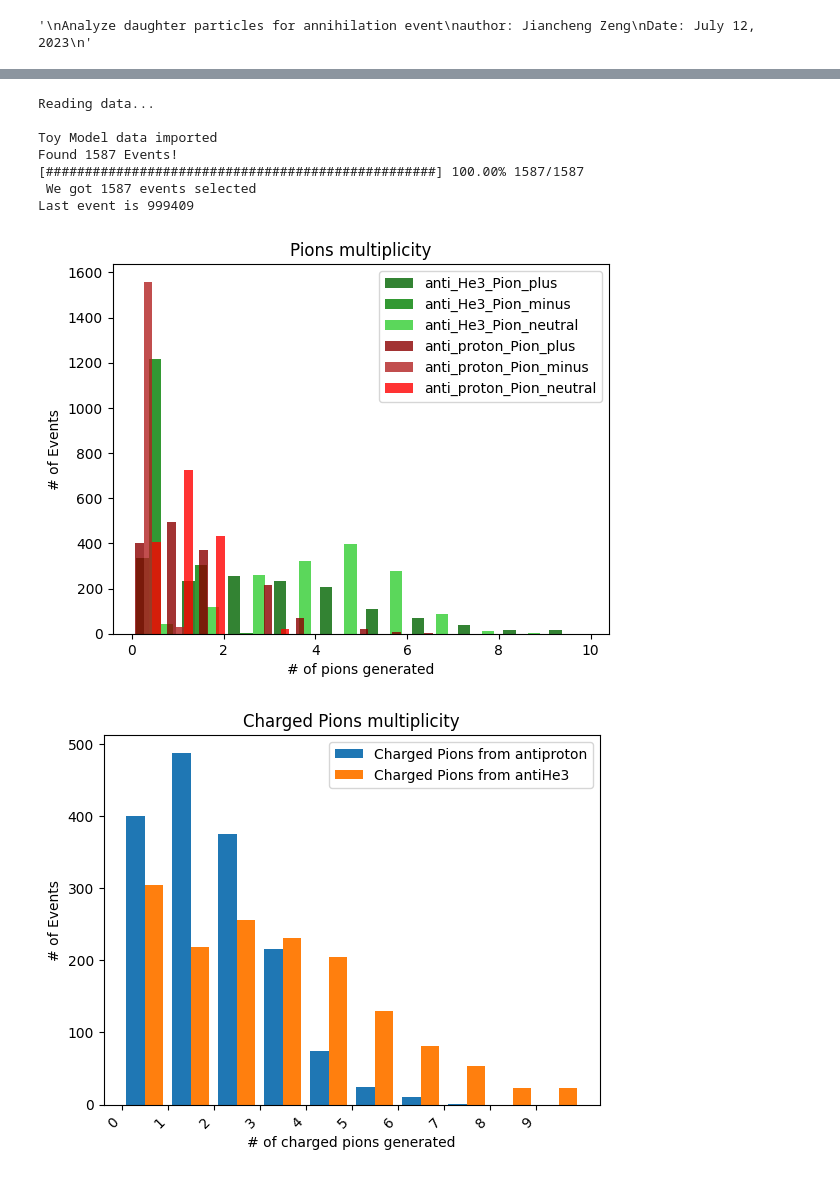
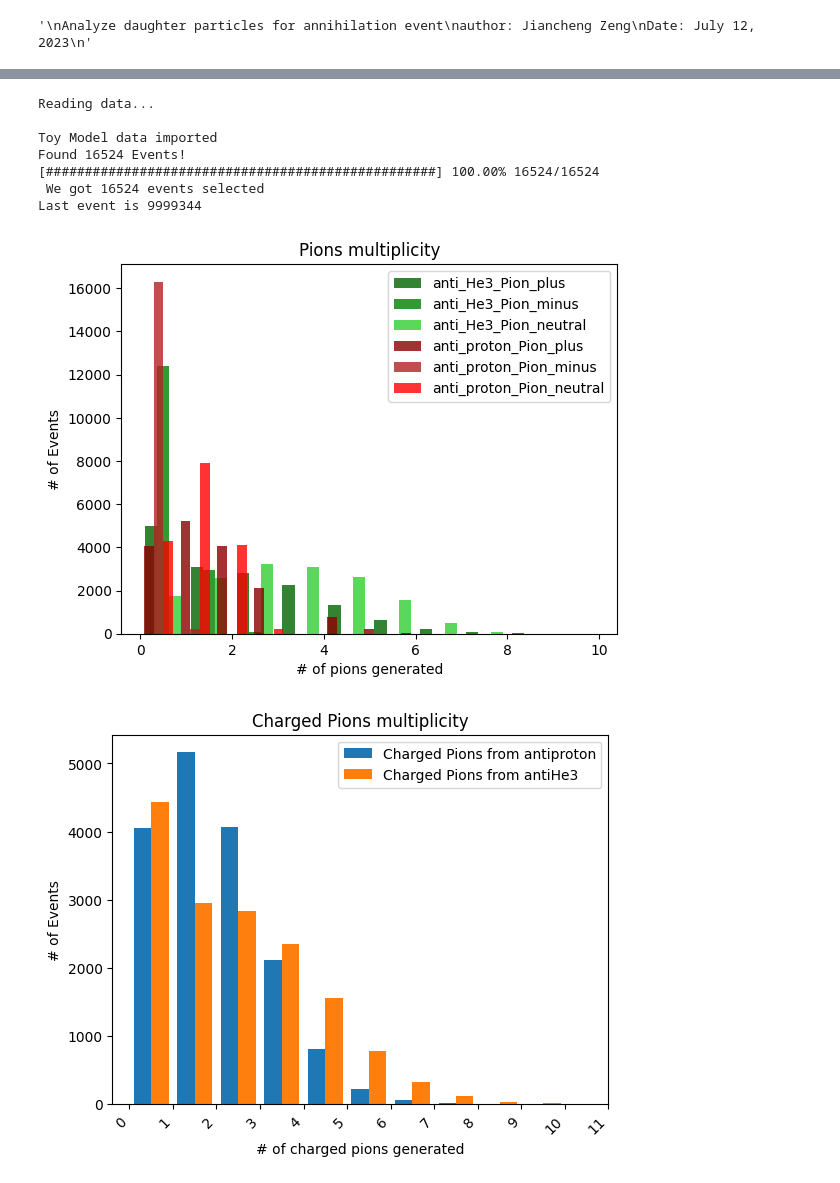
Before and after one commit to Eclipsedclaw/GRAMS, a Jupyter notebook: analysis/2023_Paper/Daughter_analysis.ipynb, the cells around one changed output, grey strips where cells are left out. Drawn from its saved outputs; the diff is of its cells as text; code cells hidden in the pictures.

```diff
--- a/analysis/2023_Paper/Daughter_analysis.ipynb
+++ b/analysis/2023_Paper/Daughter_analysis.ipynb
@@ -16,7 +16,7 @@ import matplotlib.pyplot as plt
 import toy_model_analysis
 import corner
 # %%
-file_path_1 = '/home/jiancheng/GRAMS/toymodel_work/output/2023/anti_He3_daughters_all_1e6.dat'
+file_path_1 = '/home/jiancheng/GRAMS/toymodel_work/output/2023/anti_He3_daughters_all_1e7.dat'
 label_50cm= '140cm width'
 
 anti_He3_data_3d = toy_model_analysis.read_data_from_toymodel(file_path_1)
@@ -177,5 +177,5 @@ plt.show()
 # %%
-file_path_2 = '/home/jiancheng/GRAMS/toymodel_work/output/2023/anti_proton_daughters_all_1e6.dat'
+file_path_2 = '/home/jiancheng/GRAMS/toymodel_work/output/2023/anti_proton_daughters_all_1e7.dat'
 label_50cm= '140cm width'
 
 anti_proton_data_3d = []
@@ -185,10 +185,10 @@ anti_proton_Result = toy_model_analysis.Analyze_daughter(anti_proton_data_3d, -2
 Reading data...
 
 Toy Model data imported
-Found 1587 Events!
-[##################################################] 100.00% 1587/1587
- We got 1587 events selected
-Last event is 999409
+Found 16524 Events!
+[##################################################] 100.00% 16524/16524
+ We got 16524 events selected
+Last event is 9999344
 # %%
 # This is for listing pi-/pi+/pi0 multiplicity
 plt.figure(1)
@@ -219,36 +219,36 @@ plt.bar(unique_values_pi_neutral, value_counts_pi_neutral, alpha=0.6, label='# o
 """
 
 plt.hist(anti_He3_Pion_profile, label = anti_He3_Pion_label, color=anti_He3_Pion_color, alpha=0.8)
 plt.hist(anti_proton_Pion_profile, label = anti_proton_Pion_label, color=anti_proton_Pion_color, alpha=0.8)
 
 
 # Add labels and title
 plt.xlabel('# of pions generated')
 #plt.xticks(x_values, x_name, rotation=45, ha='right')
 plt.ylabel('# of Events')
 plt.legend()
 plt.title('Pions multiplicity')
 
 plt.figure(2)
 
 anti_proton_Pion_Charged = np.add(anti_proton_Pion_plus, anti_proton_Pion_minus)
 anti_He3_Pion_Charged = np.add(anti_He3_Pion_plus, anti_He3_Pion_minus)
 #anti_He3_Pion_Charged.extend(anti_He3_Pion_minus)
 Pion_Charged = [anti_proton_Pion_Charged, anti_He3_Pion_Charged]
 Pion_Charged_label = ['Charged Pions from antiproton', 'Charged Pions from antiHe3']
 plt.hist(Pion_Charged, label = Pion_Charged_label)
 # Add labels and title
 plt.xlabel('# of charged pions generated')
-plt.xticks([0, 1, 2, 3, 4, 5, 6, 7, 8, 9], [0, 1, 2, 3, 4, 5, 6, 7, 8, 9], rotation=45, ha='right')
+plt.xticks([0, 1, 2, 3, 4, 5, 6, 7, 8, 9, 10, 11], [0, 1, 2, 3, 4, 5, 6, 7, 8, 9, 10, 11], rotation=45, ha='right')
 plt.ylabel('# of Events')
 plt.legend()
 plt.title('Charged Pions multiplicity')
 
 # Show the plot
 plt.show()
 # %% [output]
-[figure, old version]
+[figure, new version]
-[figure, old version]
+[figure, new version]
 # %%
 # This code output corner plot of daughters
 
```
Also changed, not shown: parts of 8 cells of this notebook, 1 other file.
